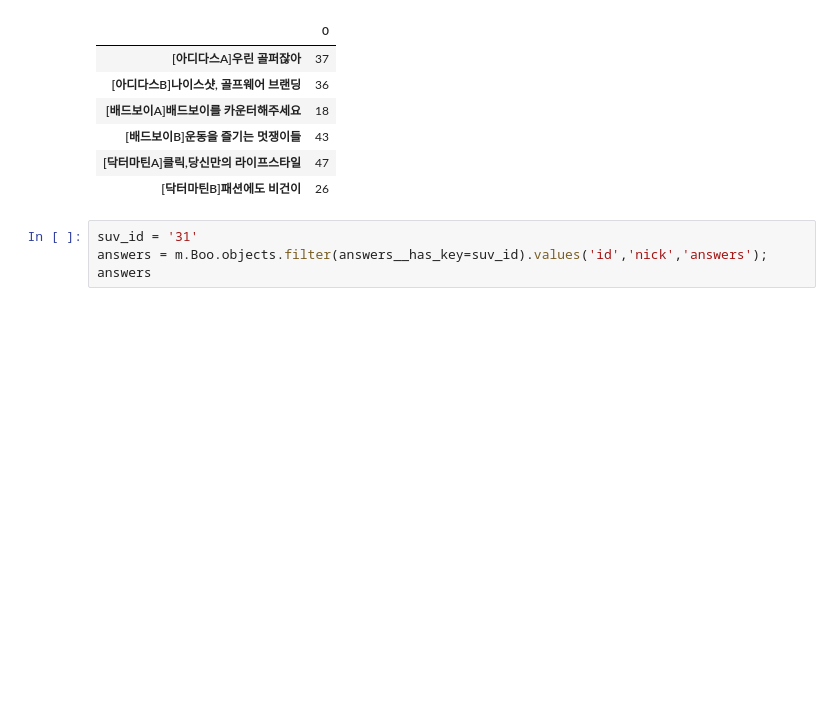
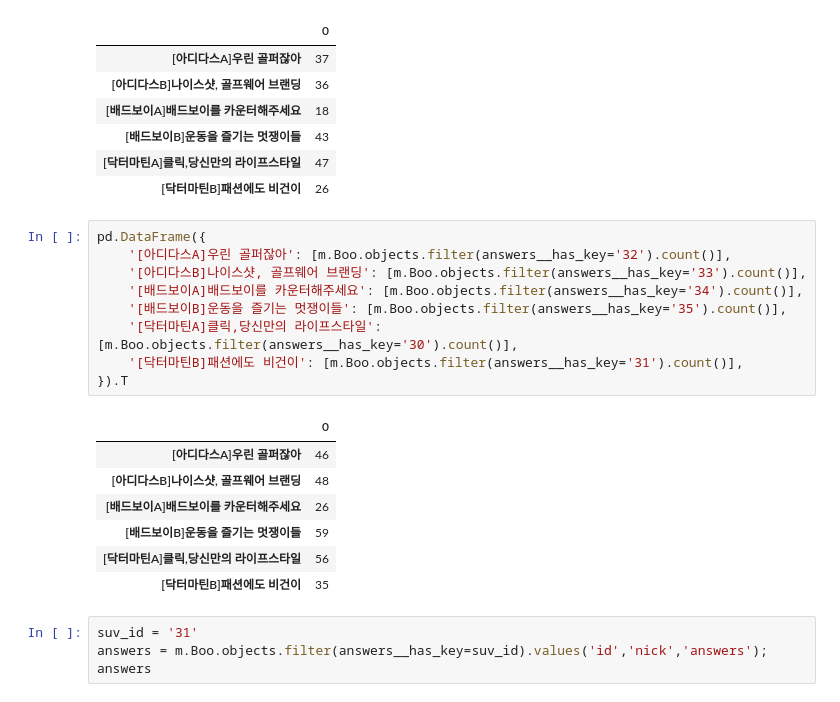
Before and after one commit to gem763/maskplay, a Jupyter notebook: data/트랜젝션 분석하기.ipynb, the cells around one changed output. Drawn from its saved outputs; the diff is of its cells as text; blank space fills up the shorter version.

```diff
--- a/data/트랜젝션 분석하기.ipynb
+++ b/data/트랜젝션 분석하기.ipynb
@@ -213,6 +213,23 @@ pd.DataFrame({
 | [배드보이B]운동을 즐기는 멋쟁이들 | 43 |
 | [닥터마틴A]클릭,당신만의 라이프스타일 | 47 |
 | [닥터마틴B]패션에도 비건이 | 26 |
+# %%
+pd.DataFrame({
+    '[아디다스A]우린 골퍼잖아': [m.Boo.objects.filter(answers__has_key='32').count()],
+    '[아디다스B]나이스샷, 골프웨어 브랜딩': [m.Boo.objects.filter(answers__has_key='33').count()],
+    '[배드보이A]배드보이를 카운터해주세요': [m.Boo.objects.filter(answers__has_key='34').count()],
+    '[배드보이B]운동을 즐기는 멋쟁이들': [m.Boo.objects.filter(answers__has_key='35').count()],
+    '[닥터마틴A]클릭,당신만의 라이프스타일': [m.Boo.objects.filter(answers__has_key='30').count()],
+    '[닥터마틴B]패션에도 비건이': [m.Boo.objects.filter(answers__has_key='31').count()],
+}).T
+# %% [output]
+|  | 0 |
+| [아디다스A]우린 골퍼잖아 | 46 |
+| [아디다스B]나이스샷, 골프웨어 브랜딩 | 48 |
+| [배드보이A]배드보이를 카운터해주세요 | 26 |
+| [배드보이B]운동을 즐기는 멋쟁이들 | 59 |
+| [닥터마틴A]클릭,당신만의 라이프스타일 | 56 |
+| [닥터마틴B]패션에도 비건이 | 35 |
 # %%
 suv_id = '31'
 answers = m.Boo.objects.filter(answers__has_key=suv_id).values('id','nick','answers'); answers
```
Also changed, not shown: parts of 6 cells of this notebook, 9 other files.
